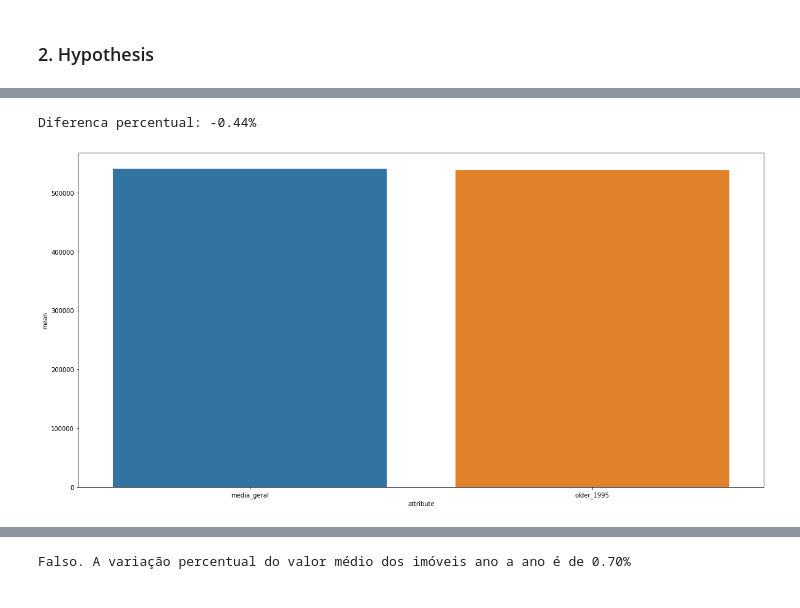
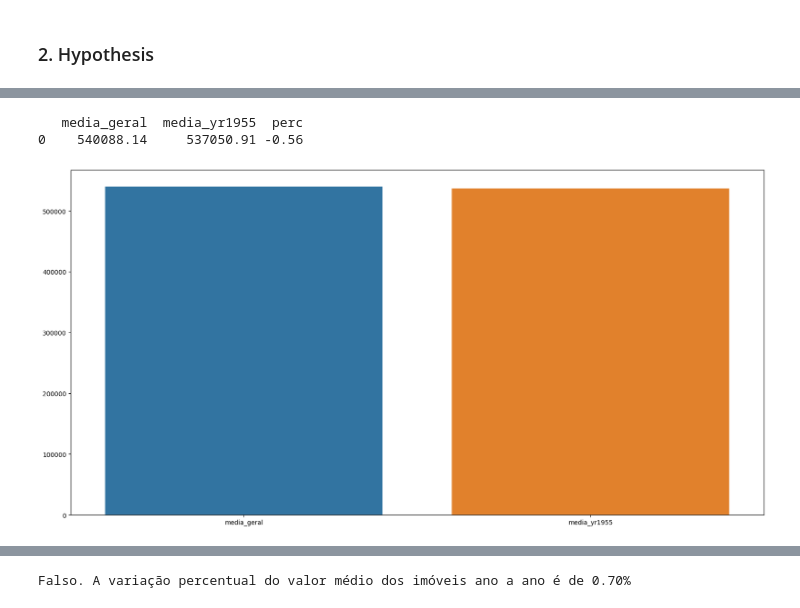
Before and after one commit to dsrodrigovieira/houserocketsales, a Jupyter notebook: notebooks/1.0.rv_house_rocket_sales.ipynb, the cells around one changed output, grey strips where cells are left out. Drawn from its saved outputs; the diff is of its cells as text; code cells hidden in the pictures.

```diff
--- a/notebooks/1.0.rv_house_rocket_sales.ipynb
+++ b/notebooks/1.0.rv_house_rocket_sales.ipynb
@@ -235,17 +213,2 @@ df_raw[['id','waterfront']].groupby('waterfront').count().reset_index()
 # %% [markdown]
 #### 1.5 Cleaning
-# %%
-# correção de outlier
-'''
-assumo que o registro com 33 quartos é um erro de digitação,
-considerando que os valores de preço, sala de estar, terreno
-e numero de banheiros estão na média dos imóveis de 3 quartos
-'''
-df_raw[df_raw['bedrooms'].isin([3,33])]
-
-price = df_raw[df_raw['bedrooms']==3]['price'].mean()
-sqft_lot = df_raw[df_raw['bedrooms']==3]['sqft_lot'].mean()
-sqft_living = df_raw[df_raw['bedrooms']==3]['sqft_living'].mean()
-bath = df_raw[df_raw['bedrooms']==3]['bathrooms'].mean()
-
-df_raw.loc[df_raw['bedrooms']==33,'bedrooms'] = 3
@@ -252,2 +238,5 @@ df_raw.loc[df_raw['bedrooms']==33,'bedrooms'] = 3
+# %%
+# correção de outlier
+df_raw.loc[df_raw.bedrooms == 33,'bedrooms'] = 3
 # %% [markdown]
 ### 2. Hypothesis
@@ -271,15 +255,14 @@ Verdadeiro. O valor dos imóveis com vista para a água apresentam variação de
 # %%
-## H2: Imóveis com data de construção menor que 1955 são 50% mais baratos na média
-
-_all = df_raw['price'].mean()
-older_1955 = df_raw[df_raw['yr_built'] < 1955]['price'].mean()
-df_h2 = pd.DataFrame({'attribute': ['media_geral','older_1995'], 'mean': [_all, older_1955]})
-df_h2['pct'] = df_h2['mean'].pct_change()
-
-print('Diferenca percentual: {:.2f}%'.format(df_h2.loc[1,'pct']*100))
-sns.barplot(data=df_h2, x='attribute', y='mean');
+# H2: Imóveis com data de construção menor que 1955 são 50% mais baratos na média
+# FALSO
+d = { 'media_geral' : df_raw.price.mean(), 'media_yr1955' : df_raw.loc[df_raw.yr_built<1955,'price'].mean() }
+aux = pd.DataFrame(d,index=[0])
+aux['perc'] = (aux.media_yr1955/aux.media_geral-1)*100
+print(aux)
+sns.barplot(aux[['media_geral','media_yr1955']]);
 # %% [output]
-Diferenca percentual: -0.44%
+   media_geral  media_yr1955  perc
+0    540088.14     537050.91 -0.56
-[figure, old version]
+[figure, new version]
 # %%
 # H3: Imóveis sem porão são, em media, 40% maiores do que os imóveis com porão
```
Also changed, not shown: parts of 20 cells of this notebook.
